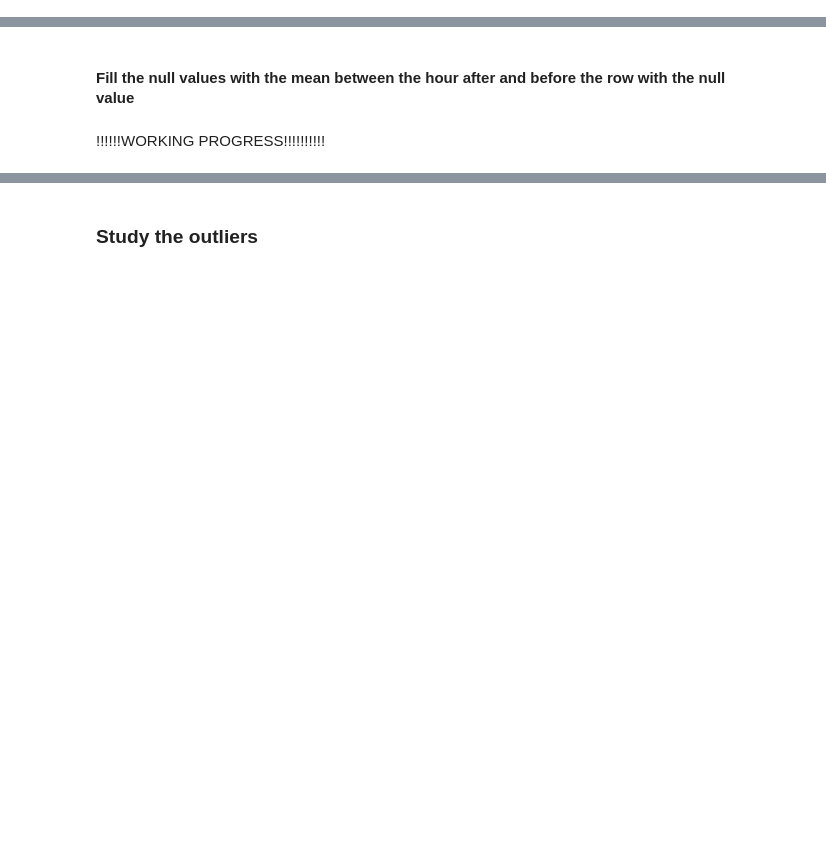
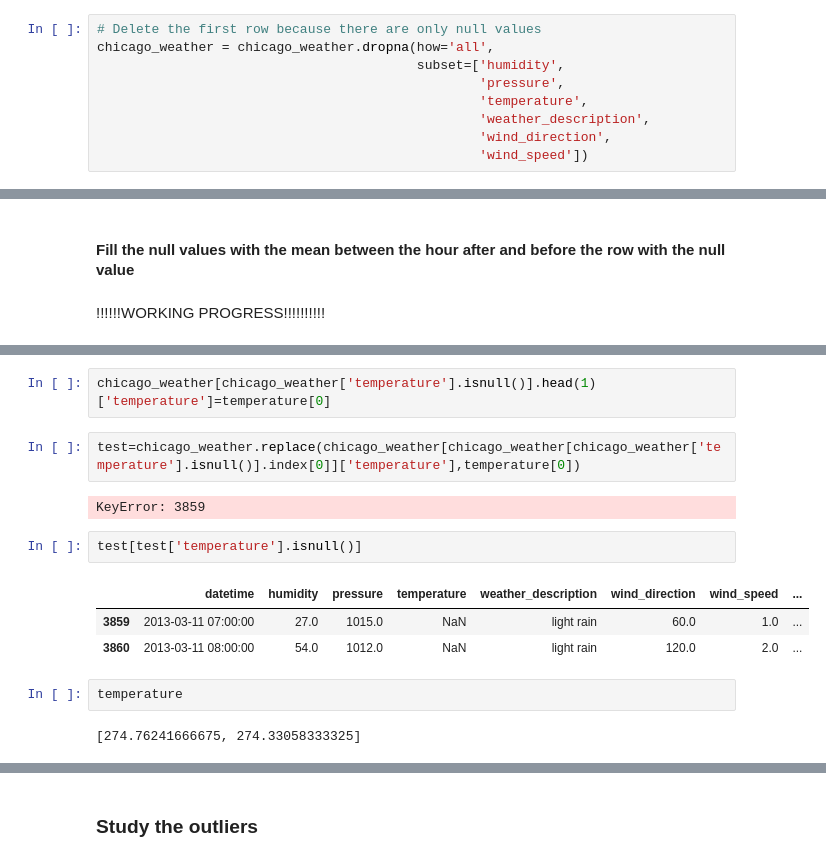
Before and after one commit to alvarofernandezmalagon/TFM-Taxi-Fare-Prediction, a Jupyter notebook: Exploratory Chicago Weather Data.ipynb, the cells around one changed output, grey strips where cells are left out. Saved outputs shown, nothing was run; the diff lists cells and outputs as text; blank space fills up the shorter version.

```diff
--- a/Exploratory Chicago Weather Data.ipynb
+++ b/Exploratory Chicago Weather Data.ipynb
@@ -288,0 +275,9 @@ dtype: float64
+# %%
+# Delete the first row because there are only null values
+chicago_weather = chicago_weather.dropna(how='all',
+                                         subset=['humidity',
+                                                 'pressure',
+                                                 'temperature',
+                                                 'weather_description',
+                                                 'wind_direction',
+                                                 'wind_speed'])
@@ -292,0 +323,16 @@ dtype: float64
+# %%
+chicago_weather[chicago_weather['temperature'].isnull()].head(1)['temperature']=temperature[0]
+# %%
+test=chicago_weather.replace(chicago_weather[chicago_weather[chicago_weather['temperature'].isnull()].index[0]]['temperature'],temperature[0])
+# %% [output]
+KeyError: 3859
+# %%
+test[test['temperature'].isnull()]
+# %% [output]
+|  | datetime | humidity | pressure | temperature | weather_description | wind_direction | wind_speed | ... |
+| 3859 | 2013-03-11 07:00:00 | 27.0 | 1015.0 | NaN | light rain | 60.0 | 1.0 | ... |
+| 3860 | 2013-03-11 08:00:00 | 54.0 | 1012.0 | NaN | light rain | 120.0 | 2.0 | ... |
+# %%
+temperature
+# %% [output]
+[274.76241666675, 274.33058333325]
```
Also changed, not shown: parts of 29 cells of this notebook.
